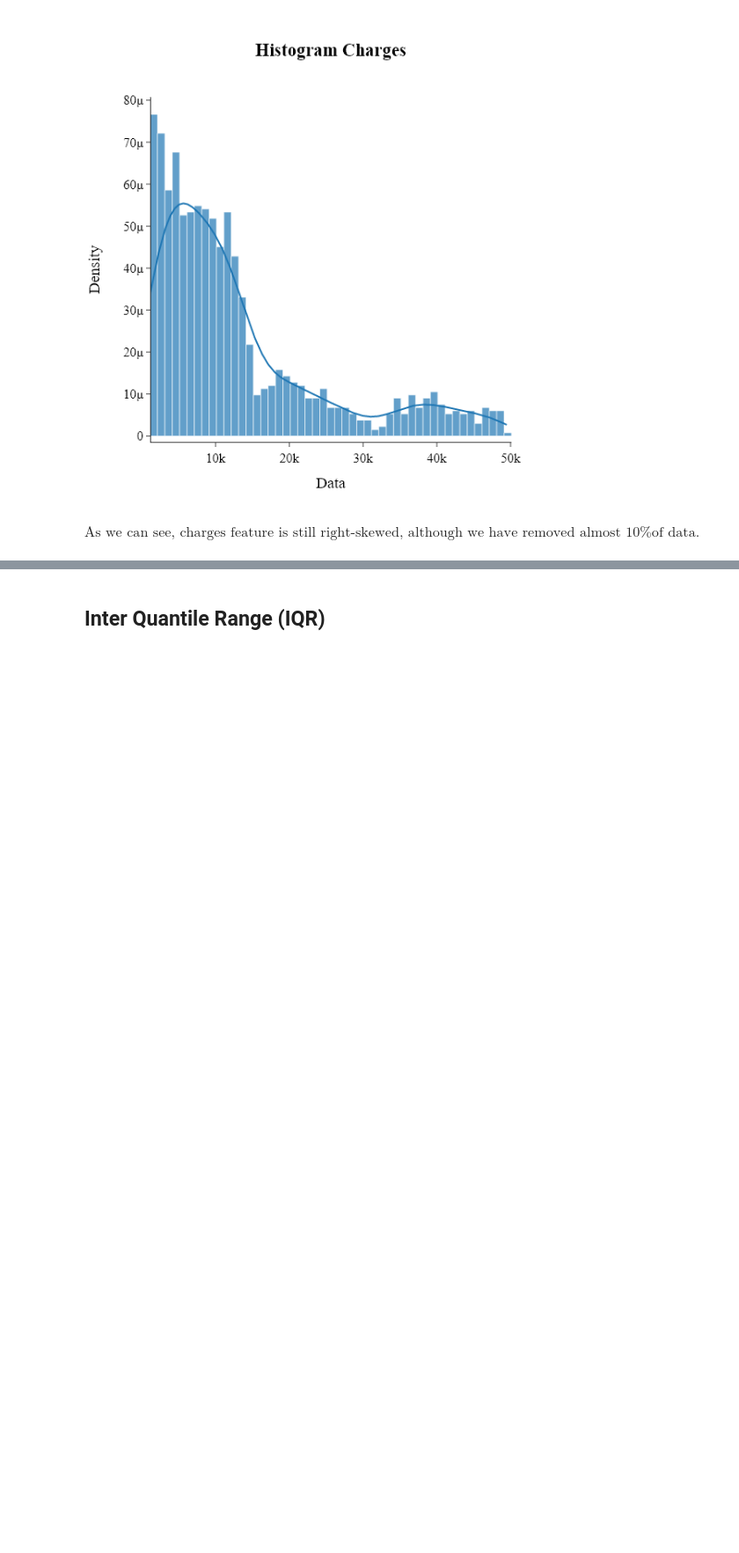
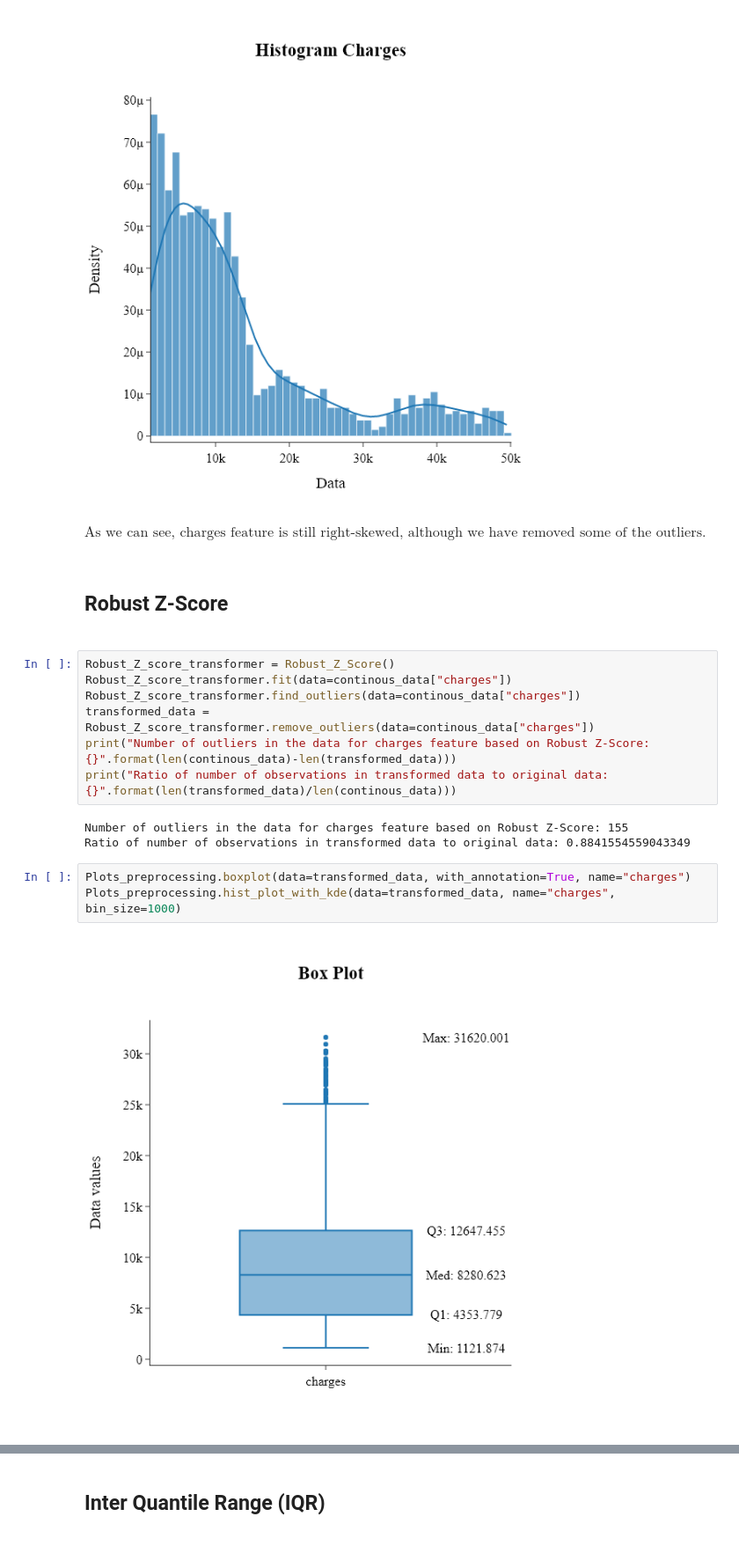
Before and after one commit to kvbiii/Preprocessing, a Jupyter notebook: Data_Cleaning/Outliers/Outliers_example.ipynb, the cells around one changed output, grey strips where cells are left out. Shown at 88% size. Saved outputs shown, nothing was run; the diff lists cells and outputs as text; blank space fills up the shorter version.

```diff
--- a/Data_Cleaning/Outliers/Outliers_example.ipynb
+++ b/Data_Cleaning/Outliers/Outliers_example.ipynb
@@ -99,4 +121,21 @@ Plots_preprocessing.hist_plot_with_kde(data=transformed_data, name="charges", bi
 [figure]
 [figure]
 # %% [markdown]
-$\text{As we can see, charges feature is still right-skewed, although we have removed almost 10\% of data.}$
+$\text{As we can see, charges feature is still right-skewed, although we have removed some of the outliers.}$<p>
+# %% [markdown]
+<h2>Robust Z-Score<h2>
+# %%
+Robust_Z_score_transformer = Robust_Z_Score()
+Robust_Z_score_transformer.fit(data=continous_data["charges"])
+Robust_Z_score_transformer.find_outliers(data=continous_data["charges"])
+transformed_data = Robust_Z_score_transformer.remove_outliers(data=continous_data["charges"])
+print("Number of outliers in the data for charges feature based on Robust Z-Score: {}".format(len(continous_data)-len(transformed_data)))
+print("Ratio of number of observations in transformed data to original data: {}".format(len(transformed_data)/len(continous_data)))
+# %% [output]
+Number of outliers in the data for charges feature based on Robust Z-Score: 155
+Ratio of number of observations in transformed data to original data: 0.8841554559043349
+# %%
+Plots_preprocessing.boxplot(data=transformed_data, with_annotation=True, name="charges")
+Plots_preprocessing.hist_plot_with_kde(data=transformed_data, name="charges", bin_size=1000)
+# %% [output]
+[figure, added]
```
Also changed, not shown: parts of 15 cells of this notebook, 14 other files.
